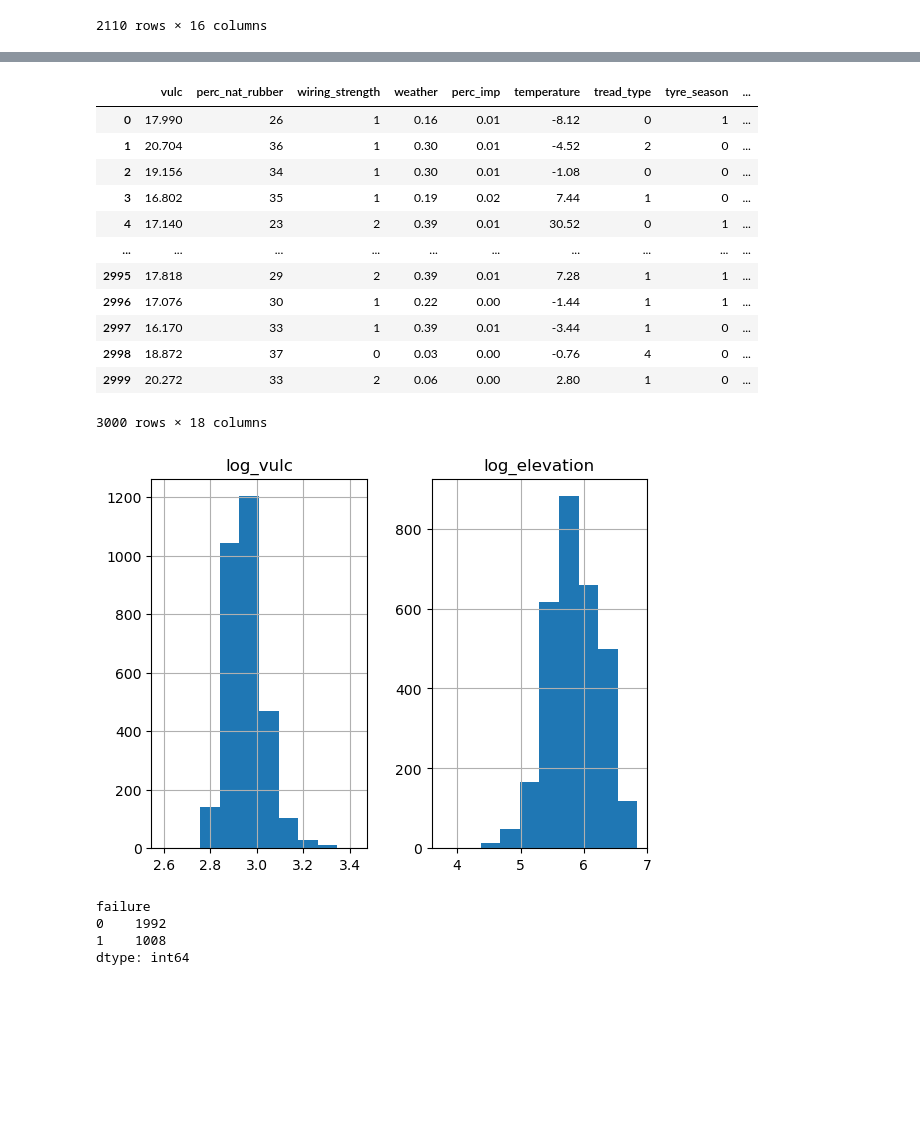
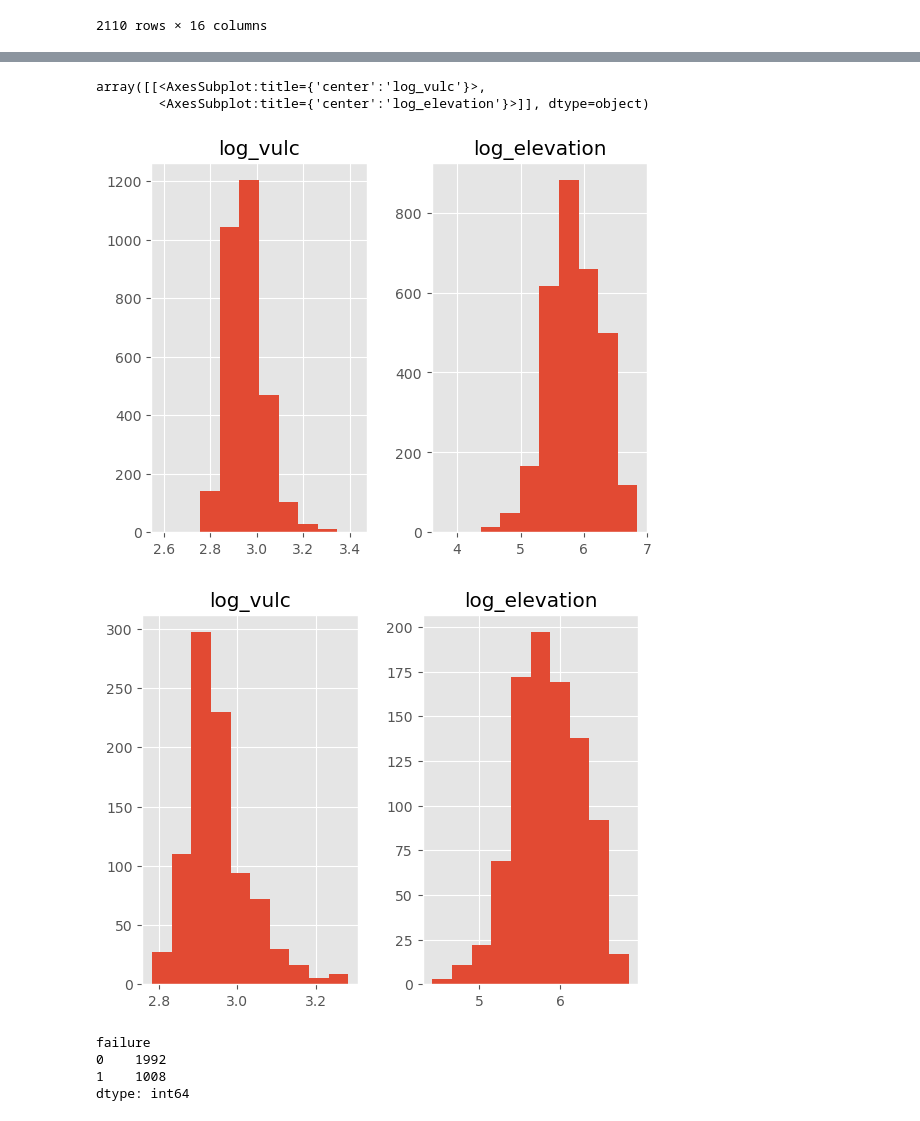
Before and after one commit to dodogro/ML_Project, a Jupyter notebook: script/eda.ipynb, the cells around one changed output, grey strips where cells are left out. Saved outputs shown, nothing was run; the diff lists cells and outputs as text; code cells hidden in the pictures; blank space fills up the shorter version.

```diff
--- a/script/eda.ipynb
+++ b/script/eda.ipynb
@@ -135,0 +112,25 @@ outliers.describe()
+# %%
+# Outliers Detection: Division between categorical and numerical
+
+# With diameter
+categorical = ["tread_type", "tyre_season", "month", "tread_depth", "wiring_strength", "tyre_quality", "add_layers"]
+
+numerical = list(df.columns)
+
+for i in categorical:
+    if i in df.columns:
+        numerical.remove(i)
+
+print(numerical)
+
+df_numeric = df[numerical].dropna(axis = 0)
+df_categorical = df[categorical].dropna(axis = 0)
+
+
+# Creating the frame whithout diamter
+
+df_drop = df.dropna(axis = 1)
+df_drop_numeric = df[df_numeric.columns].dropna(axis=1)
+print(df_drop_numeric)
+df_drop_categorical = df[df_categorical.columns].dropna(axis=1)
+print(df_drop_categorical)
@@ -191,26 +213,21 @@ df_numeric["perc_nat_rubber"].plot.box() # It seems one outlier does exist. Does
 # %%
 # Transforming data before scaling in order to avoid to mis-scaling them
+import math
 
-import math
-df["log_vulc"] = df["vulc"].apply(lambda x: math.log(x+1))
-df["log_elevation"] = df["elevation"].apply(lambda x: math.log(x+1))
+df_drop_numeric["log_vulc"] = df_drop_numeric["vulc"].apply(lambda x: math.log(x+1))
+df_drop_numeric["log_elevation"] = df_drop_numeric["elevation"].apply(lambda x: math.log(x+1))
 
-df[["log_vulc", "log_elevation"]].hist()
+df_drop_numeric[["log_vulc", "log_elevation"]].hist()
+
+df_numeric["log_vulc"] = df_numeric["vulc"].apply(lambda x: math.log(x+1))
+df_numeric["log_elevation"] = df_numeric["elevation"].apply(lambda x: math.log(x+1))
+
+df_numeric[["log_vulc", "log_elevation"]].hist()
 # %% [output]
-|  | vulc | perc_nat_rubber | wiring_strength | weather | perc_imp | temperature | tread_type | tyre_season | ... |
-| 0 | 17.990 | 26 | 1 | 0.16 | 0.01 | -8.12 | 0 | 1 | ... |
-| 1 | 20.704 | 36 | 1 | 0.30 | 0.01 | -4.52 | 2 | 0 | ... |
-| 2 | 19.156 | 34 | 1 | 0.30 | 0.01 | -1.08 | 0 | 0 | ... |
-| 3 | 16.802 | 35 | 1 | 0.19 | 0.02 | 7.44 | 1 | 0 | ... |
-| 4 | 17.140 | 23 | 2 | 0.39 | 0.01 | 30.52 | 0 | 1 | ... |
-| ... | ... | ... | ... | ... | ... | ... | ... | ... | ... |
-| 2995 | 17.818 | 29 | 2 | 0.39 | 0.01 | 7.28 | 1 | 1 | ... |
-| 2996 | 17.076 | 30 | 1 | 0.22 | 0.00 | -1.44 | 1 | 1 | ... |
-| 2997 | 16.170 | 33 | 1 | 0.39 | 0.01 | -3.44 | 1 | 0 | ... |
-| 2998 | 18.872 | 37 | 0 | 0.03 | 0.00 | -0.76 | 4 | 0 | ... |
-| 2999 | 20.272 | 33 | 2 | 0.06 | 0.00 | 2.80 | 1 | 0 | ... |
-3000 rows × 18 columns
+array([[<AxesSubplot:title={'center':'log_vulc'}>,
+        <AxesSubplot:title={'center':'log_elevation'}>]], dtype=object)
-[figure, old version]
+[figure, new version]
+[figure, added]
 # %%
 # Scaling data.... Not finished yet
 from sklearn.preprocessing import MinMaxScaler
```
Also changed, not shown: parts of 16 cells of this notebook.
